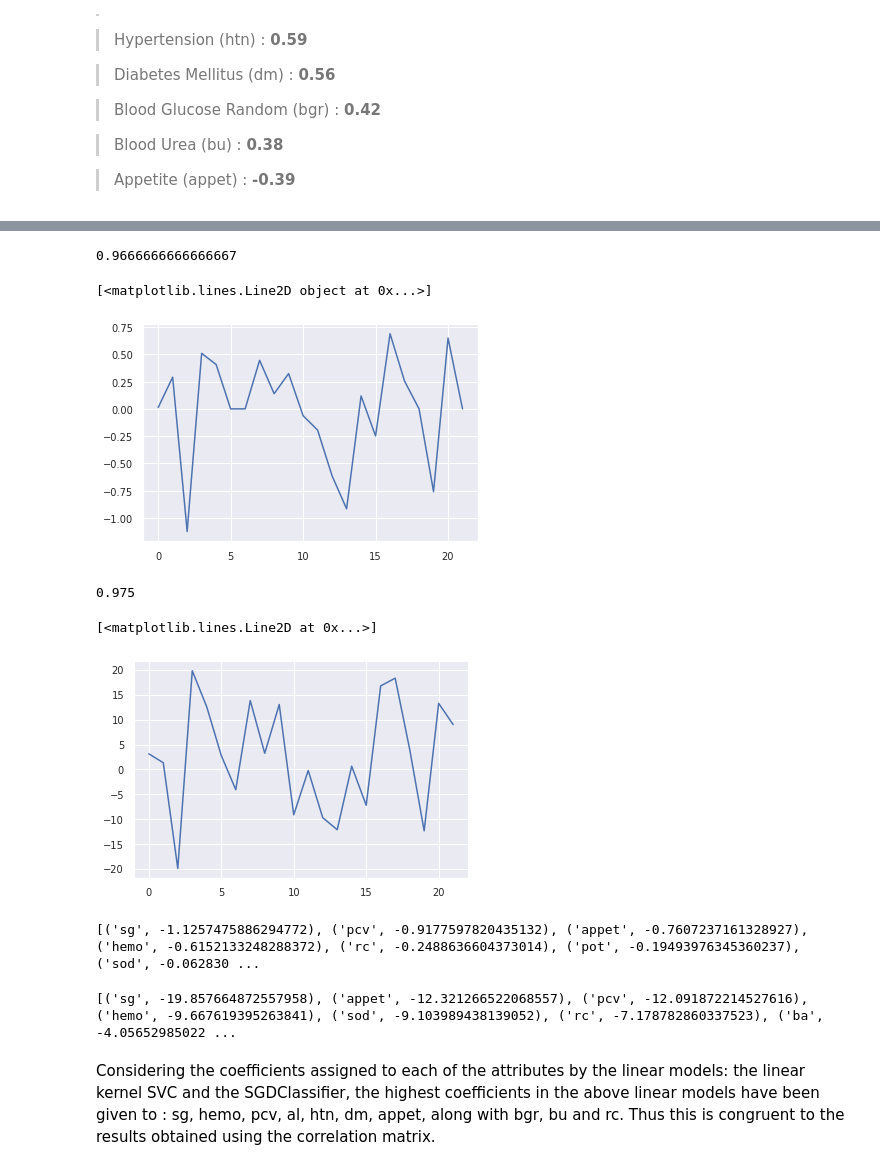
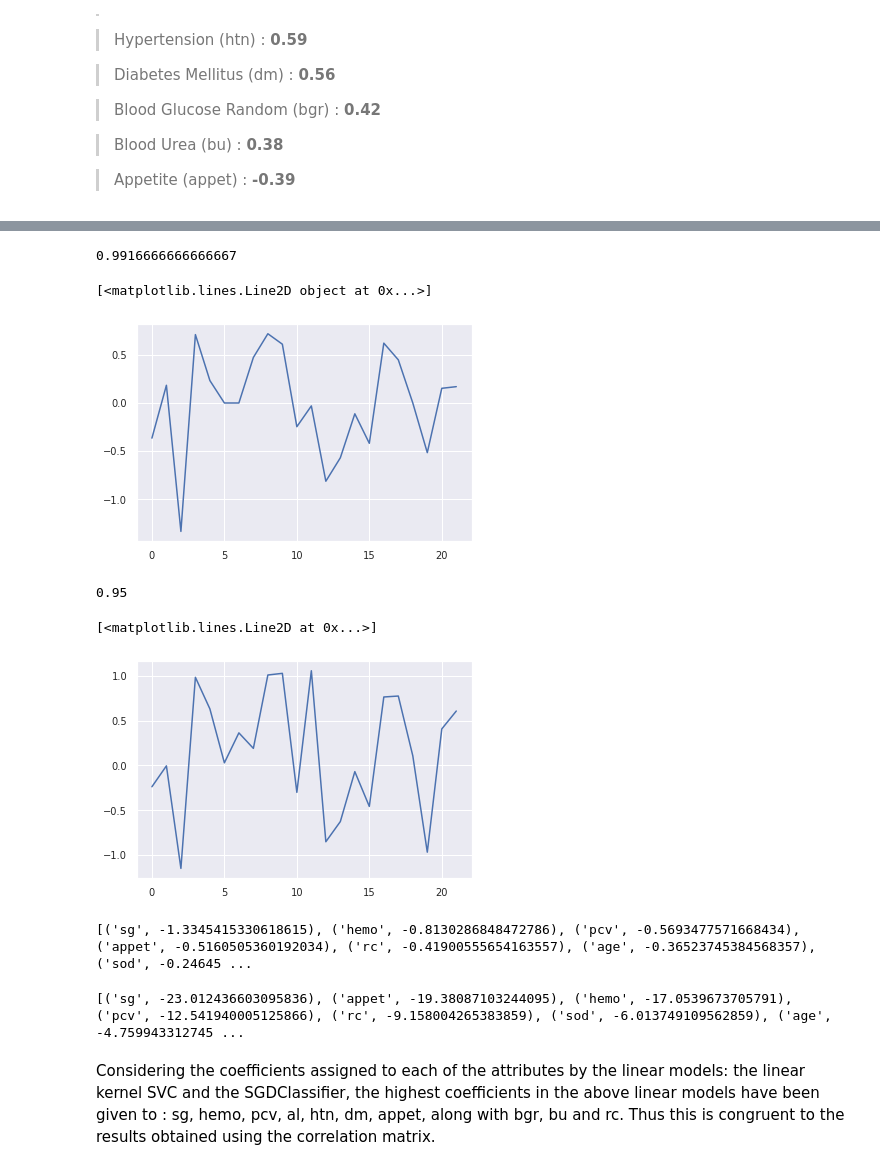
Before and after one commit to NilaanL/Koala_Coders, a Jupyter notebook: intelliHack_koalacoders.ipynb, the cells around one changed output, grey strips where cells are left out. Cells and saved outputs as stored; diff of their text form; code cells hidden in the pictures.

```diff
--- a/intelliHack_koalacoders.ipynb
+++ b/intelliHack_koalacoders.ipynb
@@ -157,6 +152,9 @@ transformer = ColumnTransformer([('num',num_pipeline,num_attr),('cat','passthrou
 
 #Prepared features
 X_prepared = transformer.fit_transform(X_train)
+# %%
+y_train = y_train.to_numpy(np.float64).ravel()
+y_test = y_test.to_numpy(np.float64).ravel()
 # %%
 svc = SVC(kernel='linear')
 svc.fit(X_prepared,y_train)
@@ -164,12 +162,12 @@ y_pred_svc = svc.predict(transformer.transform(X_test))
 
 print(accuracy_score(y_test,y_pred_svc))
 # %% [output]
-0.9666666666666667
+0.9916666666666667
 # %%
 print(plt.plot(svc.coef_.ravel()))
 # %% [output]
 [<matplotlib.lines.Line2D object at 0x...>]
-[figure, old version]
+[figure, new version]
 # %%
 sgd = SGDClassifier()
 sgd.fit(X_prepared,y_train)
@@ -177,23 +175,23 @@ y_pred_sgd = sgd.predict(transformer.transform(X_test))
 
 print(accuracy_score(y_test,y_pred_sgd))
 # %% [output]
-0.975
+0.95
 # %%
-plt.plot(sgd.coef_.ravel())
+plt.plot(sgd.coef_.ravel()/20)
 # %% [output]
 [<matplotlib.lines.Line2D at 0x...>]
-[figure, old version]
+[figure, new version]
 # %%
 def takeSecond(elem):
     return elem[1]
 
 print(sorted(list(zip(X.columns,svc.coef_.ravel())),key = takeSecond))
 # %% [output]
-[('sg', -1.1257475886294772), ('pcv', -0.9177597820435132), ('appet', -0.7607237161328927), ('hemo', -0.6152133248288372), ('rc', -0.2488636604373014), ('pot', -0.19493976345360237), ('sod', -0.062830 ...
+[('sg', -1.3345415330618615), ('hemo', -0.8130286848472786), ('pcv', -0.5693477571668434), ('appet', -0.5160505360192034), ('rc', -0.41900555654163557), ('age', -0.36523745384568357), ('sod', -0.24645 ...
 # %%
 print(sorted(list(zip(X.columns,sgd.coef_.ravel())),key = takeSecond))
 # %% [output]
-[('sg', -19.857664872557958), ('appet', -12.321266522068557), ('pcv', -12.091872214527616), ('hemo', -9.667619395263841), ('sod', -9.103989438139052), ('rc', -7.178782860337523), ('ba', -4.05652985022 ...
+[('sg', -23.012436603095836), ('appet', -19.38087103244095), ('hemo', -17.0539673705791), ('pcv', -12.541940005125866), ('rc', -9.158004265383859), ('sod', -6.013749109562859), ('age', -4.759943312745 ...
 # %% [markdown]
 Considering the coefficients assigned to each of the attributes by the linear models: the linear kernel SVC and the SGDClassifier, the highest coefficients in the above linear models have been given to : sg, hemo, pcv, al, htn, dm, appet, along with bgr, bu and rc.
 Thus this is congruent to the results obtained using the correlation matrix.
```
Also changed, not shown: parts of 5 cells of this notebook.
